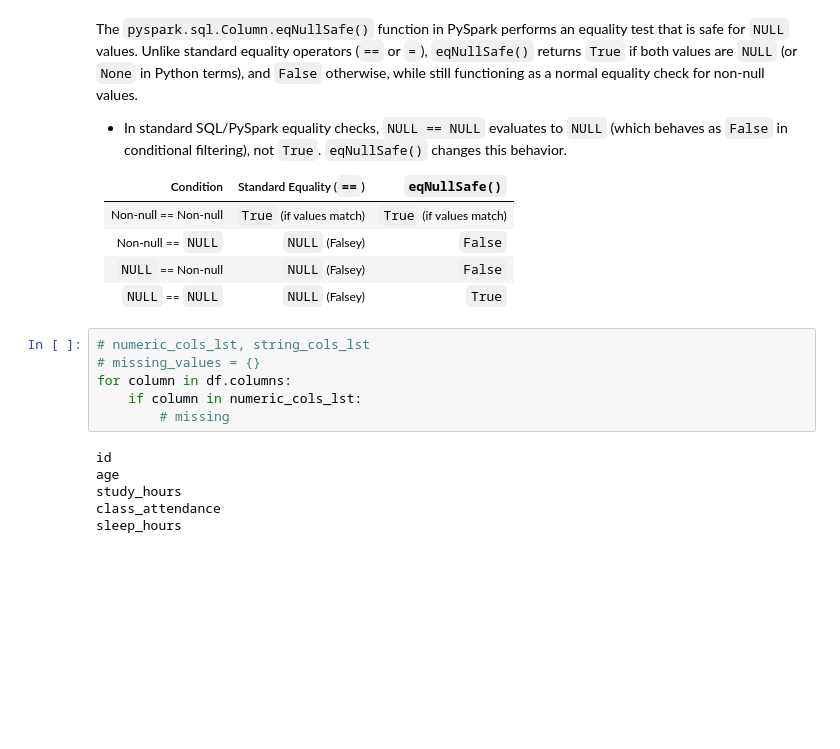
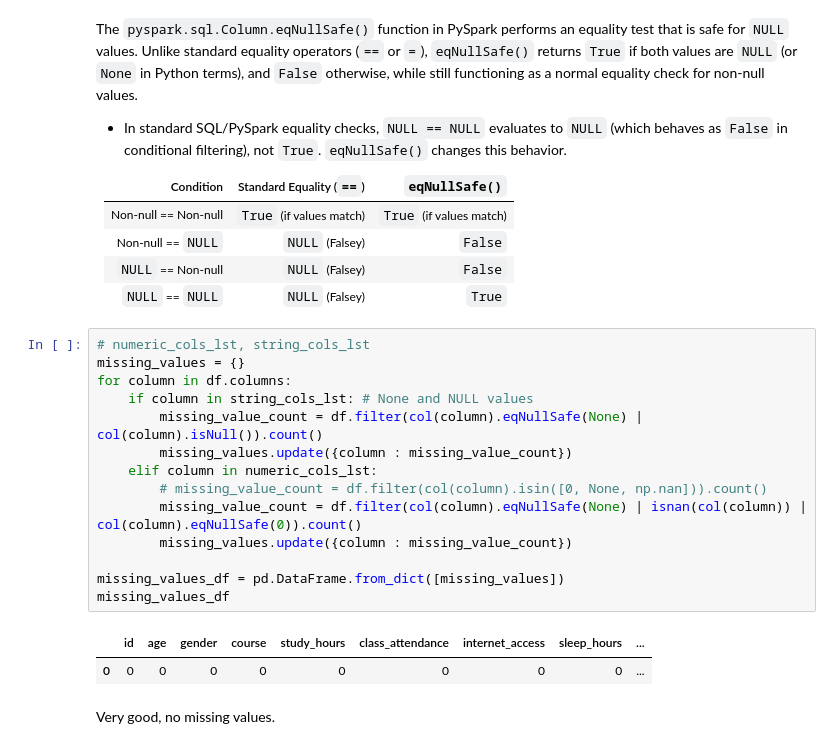
Before and after one commit to Sai-Sam-N/Predicting_Student_Test_Scores-Kaggle, a Jupyter notebook: EDA_predicting_student_test_scores.ipynb, the cells around one changed output. Saved outputs shown, nothing was run; the diff lists cells and outputs as text; blank space fills up the shorter version.

Commit message:
EDA - Checking for Missing values - no missing values.

```diff
--- a/EDA_predicting_student_test_scores.ipynb
+++ b/EDA_predicting_student_test_scores.ipynb
@@ -437,15 +436,22 @@ Non-null == Non-null | `True` (if values match) | `True` (if values match) |
 Non-null == `NULL` | `NULL` (Falsey) | `False` |
 `NULL` == Non-null | `NULL` (Falsey) | `False` |
 `NULL` == `NULL` | `NULL` (Falsey) | `True` |
-# %%
-# numeric_cols_lst, string_cols_lst
-# missing_values = {}
-for column in df.columns:
-    if column in numeric_cols_lst:
-        # missing
-# %% [output]
-id
-age
-study_hours
-class_attendance
-sleep_hours
+# %%
+# numeric_cols_lst, string_cols_lst
+missing_values = {}
+for column in df.columns:
+    if column in string_cols_lst: # None and NULL values
+        missing_value_count = df.filter(col(column).eqNullSafe(None) | col(column).isNull()).count()
+        missing_values.update({column : missing_value_count})
+    elif column in numeric_cols_lst:
+        # missing_value_count = df.filter(col(column).isin([0, None, np.nan])).count()
+        missing_value_count = df.filter(col(column).eqNullSafe(None) | isnan(col(column)) | col(column).eqNullSafe(0)).count()
+        missing_values.update({column : missing_value_count})
+
+missing_values_df = pd.DataFrame.from_dict([missing_values])
+missing_values_df
+# %% [output]
+|  | id | age | gender | course | study_hours | class_attendance | internet_access | sleep_hours | ... |
+| 0 | 0 | 0 | 0 | 0 | 0 | 0 | 0 | 0 | ... |
+# %% [markdown]
+Very good, no missing values.
```
Also changed, not shown: parts of 5 cells of this notebook.
